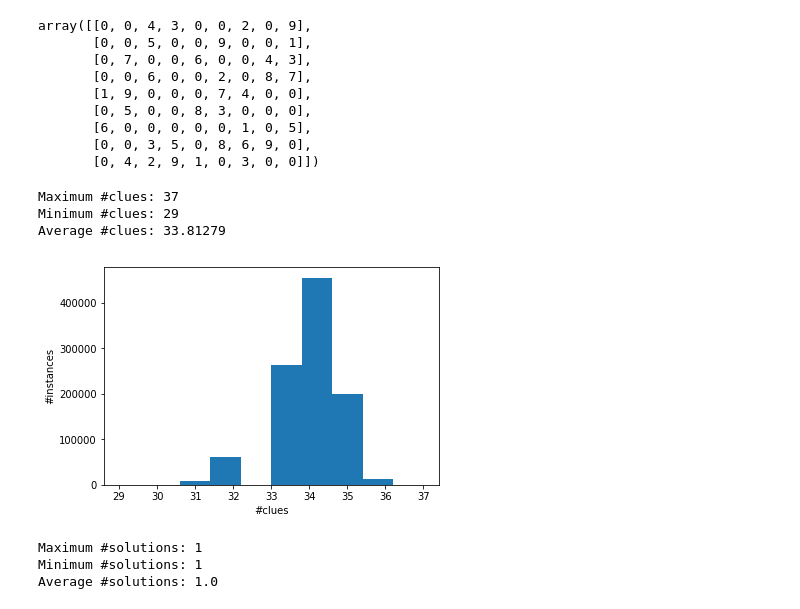
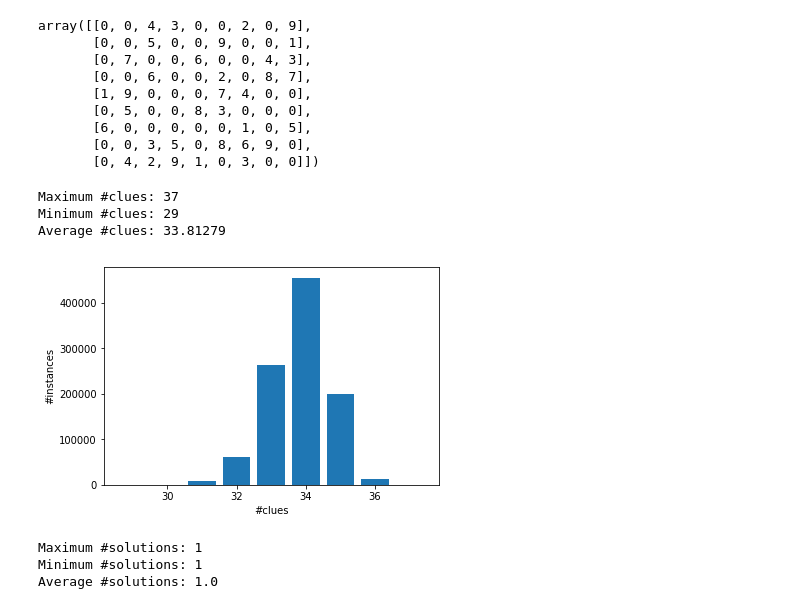
Before and after one commit to tthung1997/sudoku-neuralnet, a Jupyter notebook: main_easy.ipynb, the cells around one changed output. Drawn from its saved outputs; the diff is of its cells as text; code cells hidden in the pictures.

Commit message:
bar plot

```diff
--- a/main_easy.ipynb
+++ b/main_easy.ipynb
@@ -70,20 +72,21 @@ array([[0, 0, 4, 3, 0, 0, 2, 0, 9],
 # %%
 # Count clues
 clues = np.sum(X_kaggle != 0, axis=(1, 2))
 print("Maximum #clues:", np.max(clues))
 print("Minimum #clues:", np.min(clues))
 print("Average #clues:", np.mean(clues))
 
-# plot histogram
-plt.hist(clues)
+# plot bar
+counter = Counter(clues)
+plt.bar(counter.keys(), counter.values())
 plt.xlabel('#clues')
 plt.ylabel('#instances')
 plt.show()
 # %% [output]
 Maximum #clues: 37
 Minimum #clues: 29
 Average #clues: 33.81279
-[figure, old version]
+[figure, new version]
 # %%
 #   DEGREE OF DIFFICULTY   |  SCORE
 # -------------------------+------------------------------------------
```
Also changed, not shown: parts of 1 cell of this notebook.
